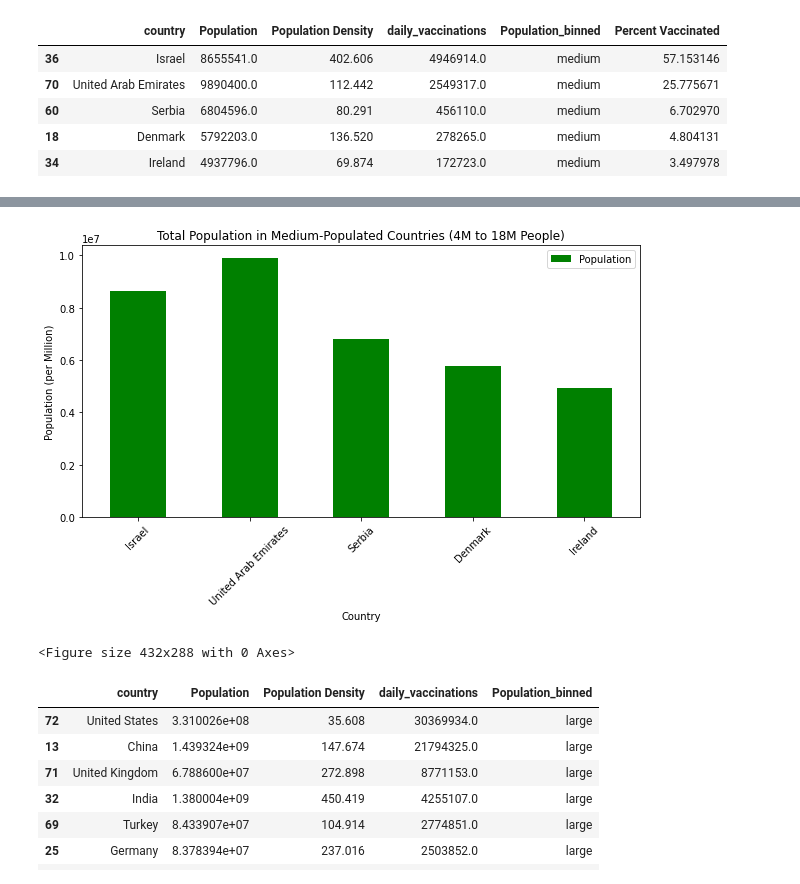
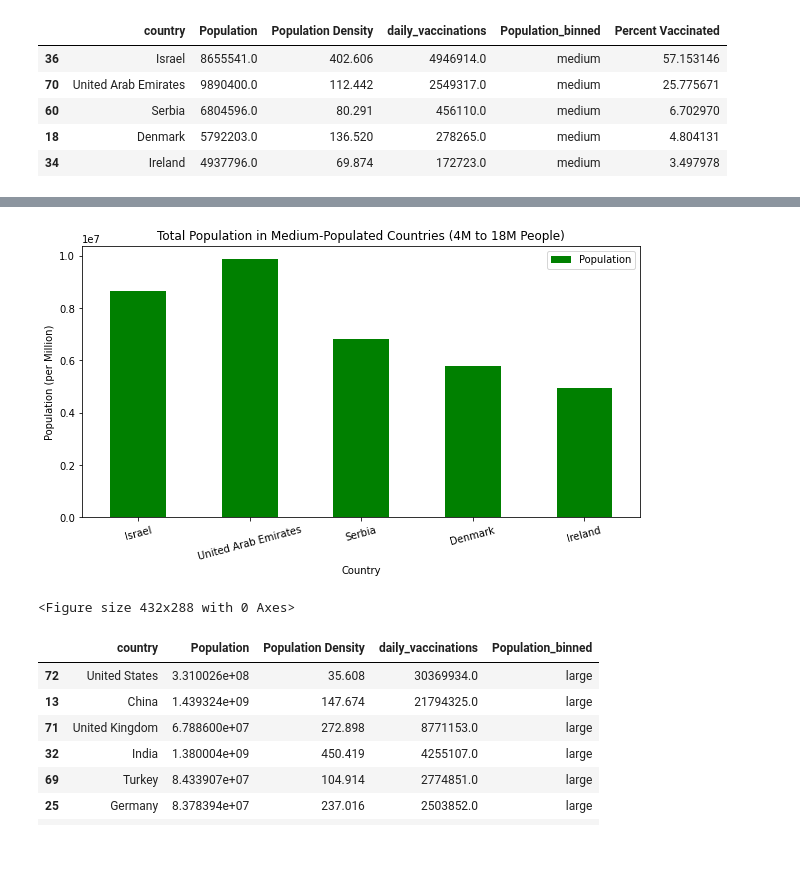
Before and after one commit to vrachupally/Corona-Vaccines, a Jupyter notebook: PythonProject/Tara-stay.ipynb, the cells around one changed output, grey strips where cells are left out. Cells and saved outputs as stored; diff of their text form; code cells hidden in the pictures; blank space fills up the shorter version.

```diff
--- a/PythonProject/Tara-stay.ipynb
+++ b/PythonProject/Tara-stay.ipynb
@@ -345,21 +345,21 @@ plt.tight_layout()
 # %%
 # bar chart - medium countries sorted by population
 x_axis = sorted_medium_country_df['country']
 y_axis = sorted_medium_country_df['Population']
 
 # Use DataFrame.plot() in order to create a bar chart of the data
 sorted_medium_country_df.plot(kind="bar", x='country', y='Population', figsize=(10,5), color='g')
 
 # Set a title for the chart
 plt.title("Total Population in Medium-Populated Countries (4M to 18M People)")
 plt.xlabel("Country")
 plt.ylabel("Population (per Million)")
-plt.xticks(rotation = 45)
+plt.xticks(rotation = 15)
 plt.savefig("visualizations/medium_tot_pop")
 plt.show()
 plt.tight_layout()
 # %% [output]
-[figure, old version]
+[figure, new version]
 <Figure size 432x288 with 0 Axes>
 # %%
 # binned countries with large-size population (18,000,001 - 1,500,000,000ppl);
```
Also changed, not shown: parts of 5 cells of this notebook, 6 other files.
